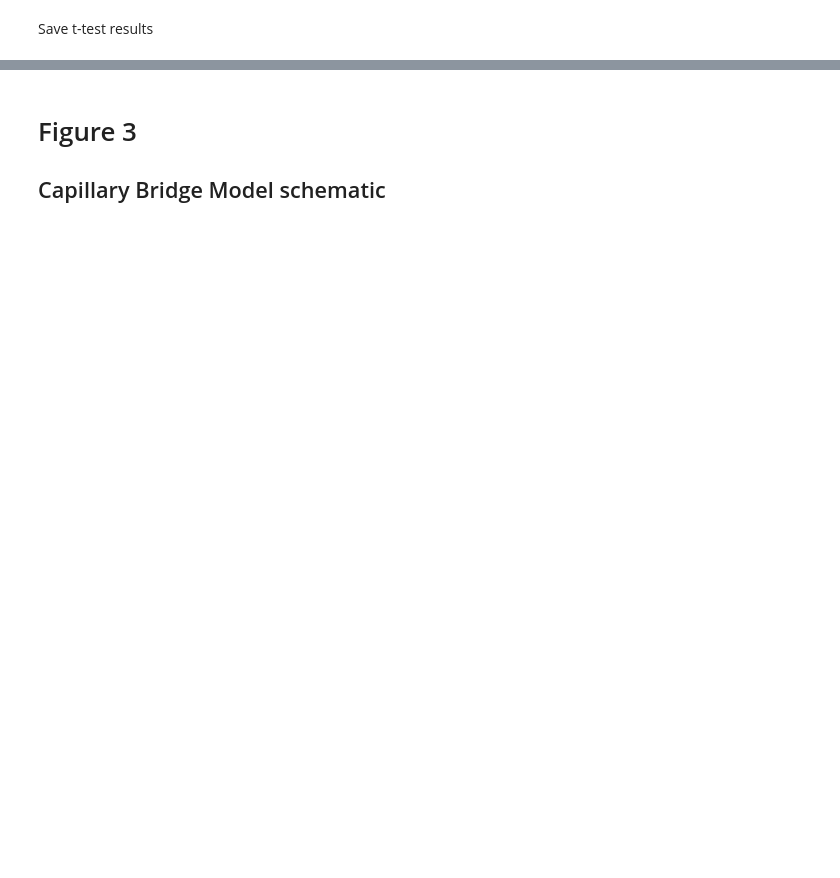
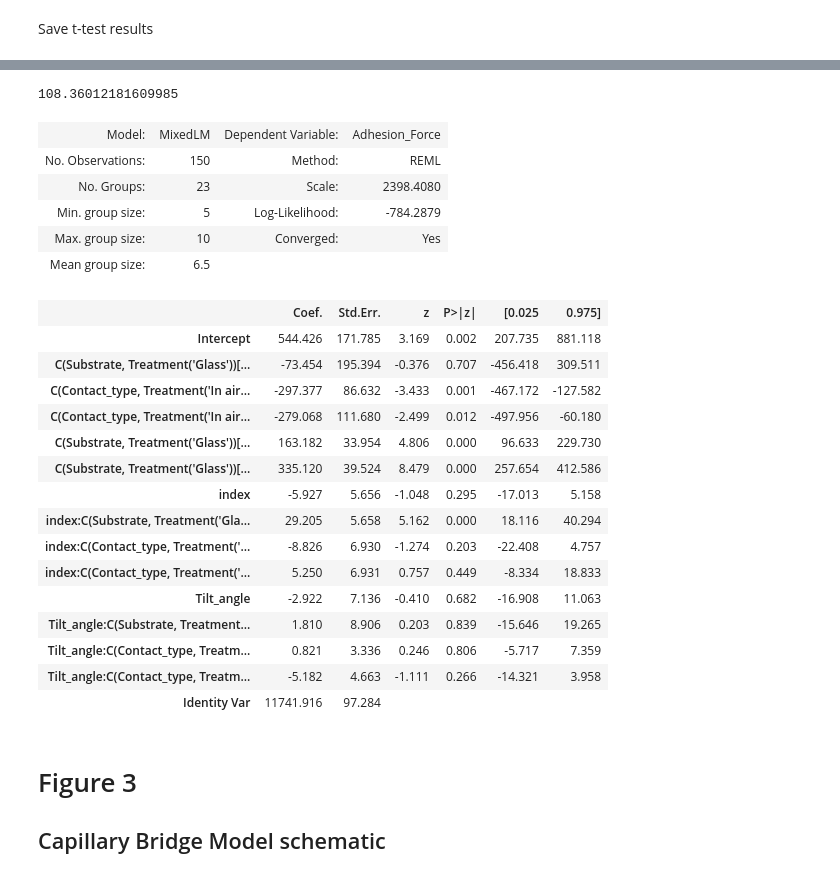
Before and after one commit to PranavSudersan/paper-underwater_adhesion, a Jupyter notebook: plot codes/Insect adhesion paper figures.ipynb, the cells around one changed output, grey strips where cells are left out. Cells and saved outputs as stored; diff of their text form; code cells hidden in the pictures; blank space fills up the shorter version.

Commit message:
Linear mixed effect model implemented in code
tilt angles calculated and updated in experimental data file

```diff
--- a/plot codes/Insect adhesion paper figures.ipynb
+++ b/plot codes/Insect adhesion paper figures.ipynb
@@ -42,7 +42,7 @@ exptData.replace({'Contact_type': {'Dry': 'In air',
                                    'Ambiguous': 'Underwater: bad contact'}},
                  inplace = True)
 exptData['Data'] = 'Experiment'
-
+exptData_original = exptData.copy()
 #average data based on experiment date
 group_cols = ['Date of Experiment', 'Contact_type','Substrate','Data']
 exptData = exptData.groupby(group_cols).mean().reset_index()
@@ -279,0 +282,10 @@ t_test_clean.to_csv('../Data/stats_table.csv', index=False)
+# %%
+import statsmodels.api as sm
+import statsmodels.formula.api as smf
+# model = sm.MixedLM(endog, exog, groups)
+# result = model.fit()
+exptData_filtered = exptData_original[exptData_original["Contact_type"] != "Underwater: bad contact"]
+exptData_filtered.rename(columns = {'Date of Experiment': 'Date_of_Experiment'}, inplace = True)
+exptData_filtered.rename(columns = {'Tilt angle': 'Tilt_angle'}, inplace = True)
+exptData_filtered['Identity'] = pd.to_datetime(exptData_filtered['Date_of_Experiment']).dt.strftime('%Y%m%d').astype(int)
+exptData_filtered
@@ -279,0 +306,37 @@ t_test_clean.to_csv('../Data/stats_table.csv', index=False)
+# %%
+model = smf.mixedlm("Adhesion_Force ~ C(Substrate, Treatment('Glass')) + C(Contact_type, Treatment('In air')) + " +
+                    "index + Tilt_angle + C(Substrate, Treatment('Glass')):C(Contact_type, Treatment('In air')) + " +
+                    "index:C(Substrate, Treatment('Glass')) + index:C(Contact_type, Treatment('In air')) + " +
+                    "Tilt_angle:C(Substrate, Treatment('Glass')) + Tilt_angle:C(Contact_type, Treatment('In air'))",
+                                exptData_filtered, groups="Identity")
+                               #re_formula="~Substrate")
+result = model.fit().summary()
+result_overview = result.__dict__['tables'][0]
+result_main = result.__dict__['tables'][1]
+random_stdev = float(result_main.loc['Identity Var']['Coef.'])**0.5
+print(random_stdev)
+result
+# %% [output]
+108.36012181609985
+| Model: | MixedLM | Dependent Variable: | Adhesion_Force |
+| No. Observations: | 150 | Method: | REML |
+| No. Groups: | 23 | Scale: | 2398.4080 |
+| Min. group size: | 5 | Log-Likelihood: | -784.2879 |
+| Max. group size: | 10 | Converged: | Yes |
+| Mean group size: | 6.5 |  |  |
+|  | Coef. | Std.Err. | z | P>|z| | [0.025 | 0.975] |
+| Intercept | 544.426 | 171.785 | 3.169 | 0.002 | 207.735 | 881.118 |
+| C(Substrate, Treatment('Glass'))[... | -73.454 | 195.394 | -0.376 | 0.707 | -456.418 | 309.511 |
+| C(Contact_type, Treatment('In air... | -297.377 | 86.632 | -3.433 | 0.001 | -467.172 | -127.582 |
+| C(Contact_type, Treatment('In air... | -279.068 | 111.680 | -2.499 | 0.012 | -497.956 | -60.180 |
+| C(Substrate, Treatment('Glass'))[... | 163.182 | 33.954 | 4.806 | 0.000 | 96.633 | 229.730 |
+| C(Substrate, Treatment('Glass'))[... | 335.120 | 39.524 | 8.479 | 0.000 | 257.654 | 412.586 |
+| index | -5.927 | 5.656 | -1.048 | 0.295 | -17.013 | 5.158 |
+| index:C(Substrate, Treatment('Gla... | 29.205 | 5.658 | 5.162 | 0.000 | 18.116 | 40.294 |
+| index:C(Contact_type, Treatment('... | -8.826 | 6.930 | -1.274 | 0.203 | -22.408 | 4.757 |
+| index:C(Contact_type, Treatment('... | 5.250 | 6.931 | 0.757 | 0.449 | -8.334 | 18.833 |
+| Tilt_angle | -2.922 | 7.136 | -0.410 | 0.682 | -16.908 | 11.063 |
+| Tilt_angle:C(Substrate, Treatment... | 1.810 | 8.906 | 0.203 | 0.839 | -15.646 | 19.265 |
+| Tilt_angle:C(Contact_type, Treatm... | 0.821 | 3.336 | 0.246 | 0.806 | -5.717 | 7.359 |
+| Tilt_angle:C(Contact_type, Treatm... | -5.182 | 4.663 | -1.111 | 0.266 | -14.321 | 3.958 |
+| Identity Var | 11741.916 | 97.284 |  |  |  |  |
```
Also changed, not shown: parts of 3 cells of this notebook, 2 other files.
